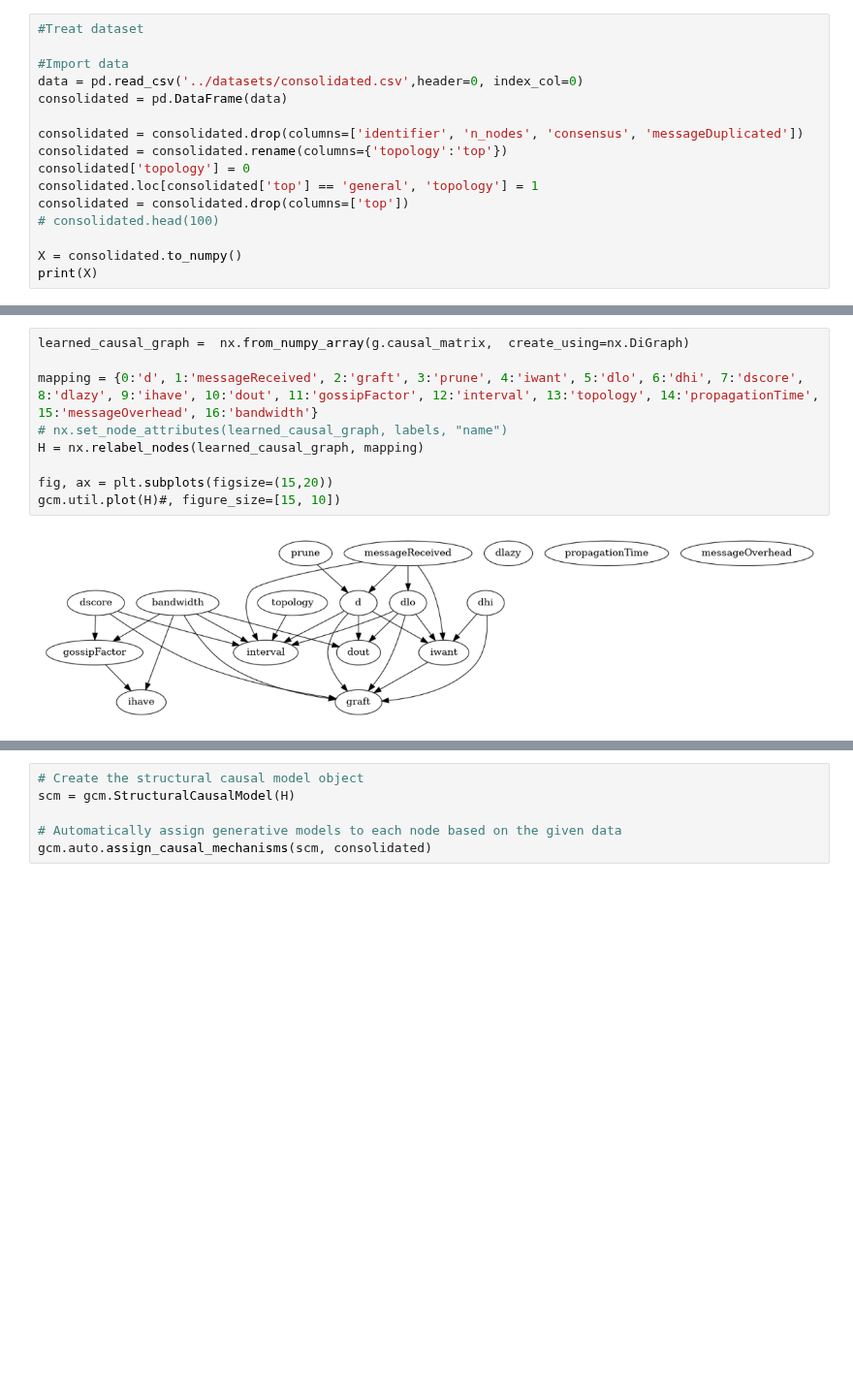
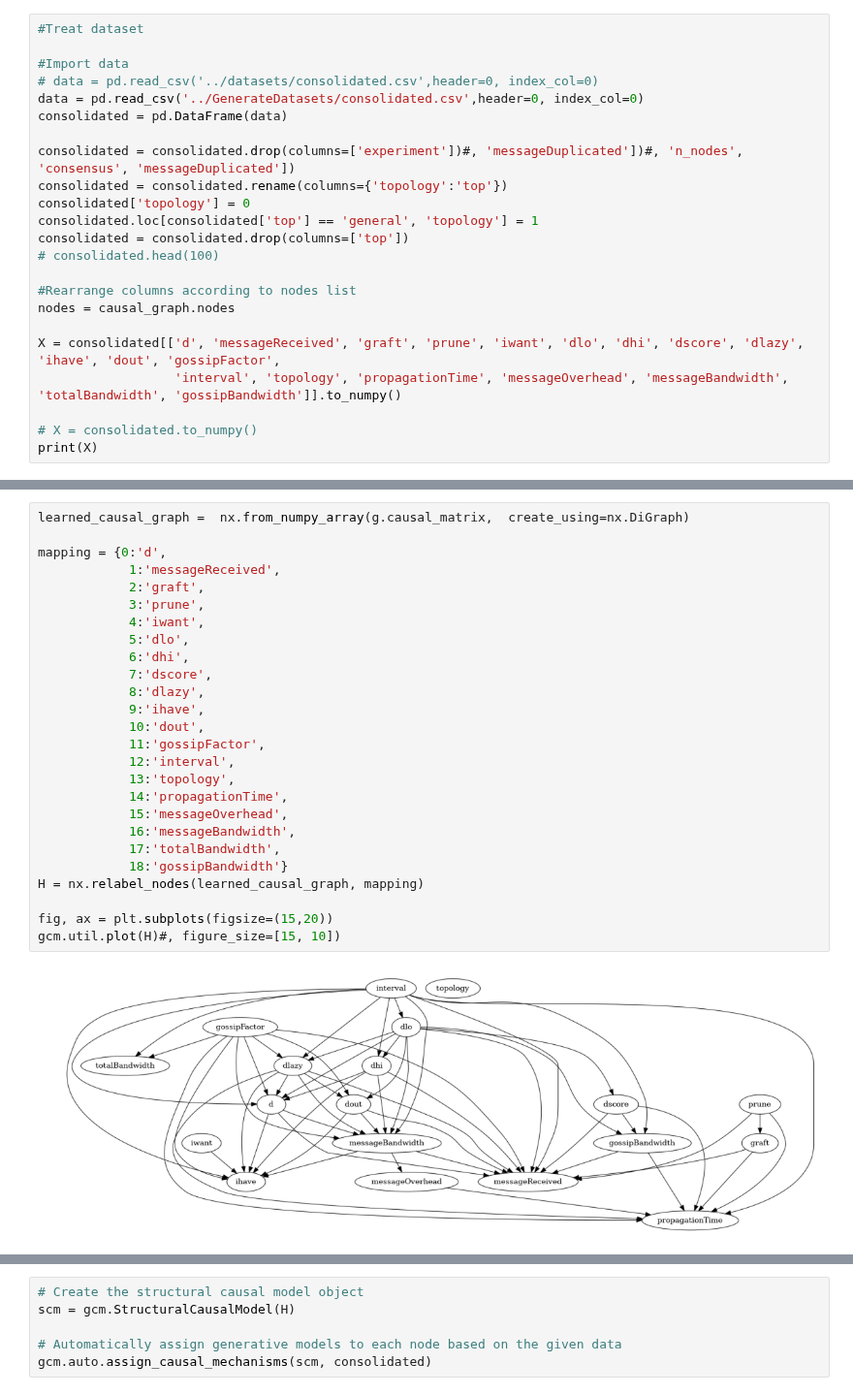
Before and after one commit to FlavScheidt/flexi-pipe, a Jupyter notebook: data/CausalAnalysis/CausalDiscovery/LInGAMAnalysis.ipynb, the cells around one changed output, grey strips where cells are left out. Shown at 97% size. Saved outputs shown, nothing was run; the diff lists cells and outputs as text; blank space fills up the shorter version.

```diff
--- a/data/CausalAnalysis/CausalDiscovery/LInGAMAnalysis.ipynb
+++ b/data/CausalAnalysis/CausalDiscovery/LInGAMAnalysis.ipynb
@@ -76,16 +80,23 @@ print(causal_graph.nodes)
 #Treat dataset
 
 #Import data
-data = pd.read_csv('../datasets/consolidated.csv',header=0, index_col=0)
+# data = pd.read_csv('../datasets/consolidated.csv',header=0, index_col=0)
+data = pd.read_csv('../GenerateDatasets/consolidated.csv',header=0, index_col=0)
 consolidated = pd.DataFrame(data)
 
-consolidated = consolidated.drop(columns=['identifier', 'n_nodes', 'consensus', 'messageDuplicated'])
+consolidated = consolidated.drop(columns=['experiment'])#, 'messageDuplicated'])#, 'n_nodes', 'consensus', 'messageDuplicated'])
 consolidated = consolidated.rename(columns={'topology':'top'})
 consolidated['topology'] = 0
 consolidated.loc[consolidated['top'] == 'general', 'topology'] = 1
 consolidated = consolidated.drop(columns=['top'])
 # consolidated.head(100)
 
-X = consolidated.to_numpy()
+#Rearrange columns according to nodes list
+nodes = causal_graph.nodes
+
+X = consolidated[['d', 'messageReceived', 'graft', 'prune', 'iwant', 'dlo', 'dhi', 'dscore', 'dlazy', 'ihave', 'dout', 'gossipFactor',
+                  'interval', 'topology', 'propagationTime', 'messageOverhead', 'messageBandwidth', 'totalBandwidth', 'gossipBandwidth']].to_numpy()
+
+# X = consolidated.to_numpy()
 print(X)
 # %% [output]
@@ -122,14 +140,31 @@ print(met.metrics)
 # %%
 learned_causal_graph =  nx.from_numpy_array(g.causal_matrix,  create_using=nx.DiGraph)
 
-mapping = {0:'d', 1:'messageReceived', 2:'graft', 3:'prune', 4:'iwant', 5:'dlo', 6:'dhi', 7:'dscore', 8:'dlazy', 9:'ihave', 10:'dout', 11:'gossipFactor', 12:'interval', 13:'topology', 14:'propagationTime', 15:'messageOverhead', 16:'bandwidth'}
-# nx.set_node_attributes(learned_causal_graph, labels, "name")
+mapping = {0:'d',
+            1:'messageReceived',
+            2:'graft',
+            3:'prune',
+            4:'iwant',
+            5:'dlo',
+            6:'dhi',
+            7:'dscore',
+            8:'dlazy',
+            9:'ihave',
+            10:'dout',
+            11:'gossipFactor',
+            12:'interval',
+            13:'topology',
+            14:'propagationTime',
+            15:'messageOverhead',
+            16:'messageBandwidth',
+            17:'totalBandwidth',
+            18:'gossipBandwidth'}
 H = nx.relabel_nodes(learned_causal_graph, mapping)
 
 fig, ax = plt.subplots(figsize=(15,20))
 gcm.util.plot(H)#, figure_size=[15, 10])
 # %% [output]
-[figure, old version]
+[figure, new version]
 # %%
 g2 = ICALiNGAM()
 g2.learn(X)
```
Also changed, not shown: parts of 12 cells of this notebook, 10 other files.
